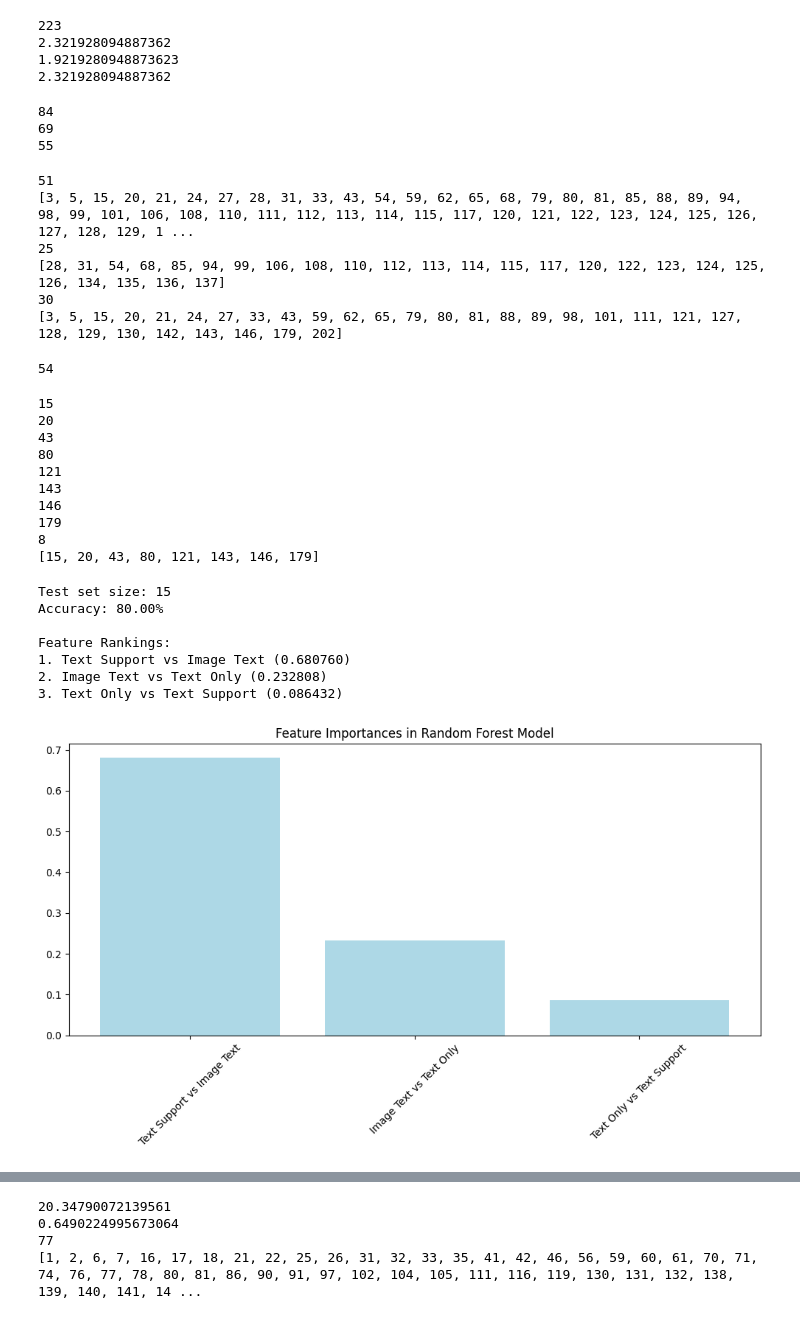
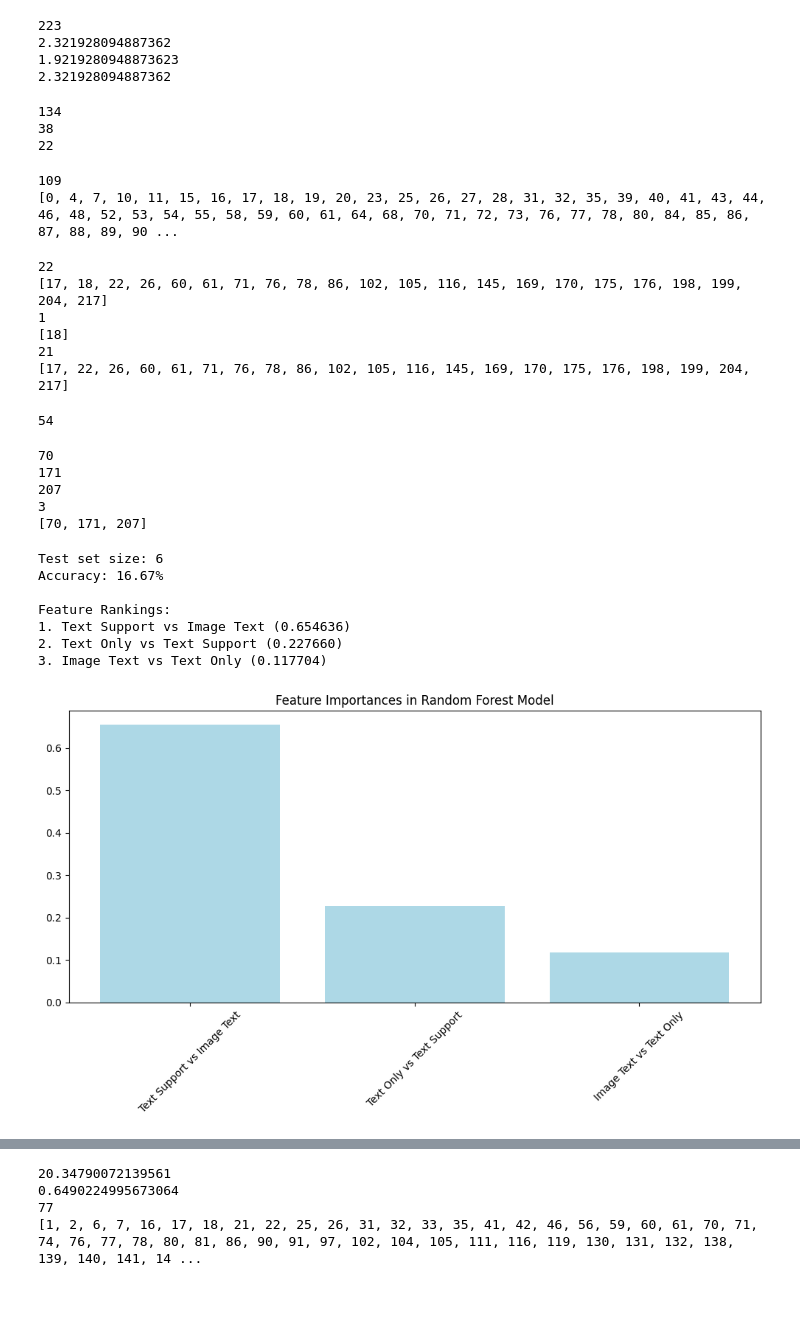
Before and after one commit to Oztobuzz/VL-Uncertainty-Decompose, a Jupyter notebook: notebooks/Uncertainty_comparision.ipynb, the cells around one changed output, grey strips where cells are left out. Cells and saved outputs as stored; diff of their text form; code cells hidden in the pictures.

```diff
--- a/notebooks/Uncertainty_comparision.ipynb
+++ b/notebooks/Uncertainty_comparision.ipynb
@@ -90,27 +85,35 @@ def check_answer_agreement(case_to_check, text_only, text_support, image_text):
             # print(f"image_text: {image_text[str(i)]['ans']}")
     return all_agree_case, disagree_case
 # %%
-setting = ["low", "low", "low"]
+# def compare_three_logs(text_only, text_support, image_text, setting: list):
+setting = ["high", "low", "low"]
 case_to_check = compare_three_logs(text_only, text_support, image_text, setting)
 all_agree_case, disagree_case = check_answer_agreement(case_to_check, text_only, text_support, image_text)
 # %% [output]
-84
-69
-55
+134
+38
+22
+# %%
+the_same = compare_two_logs(text_support, image_text)
+print(len(the_same))
+print(the_same)
+# %% [output]
+109
+[0, 4, 7, 10, 11, 15, 16, 17, 18, 19, 20, 23, 25, 26, 27, 28, 31, 32, 35, 39, 40, 41, 43, 44, 46, 48, 52, 53, 54, 55, 58, 59, 60, 61, 64, 68, 70, 71, 72, 73, 76, 77, 78, 80, 84, 85, 86, 87, 88, 89, 90 ...
 # %%
-print(len(case_to_check[:-4]))
-print(case_to_check[:-5])
+print(len(case_to_check))
+print(case_to_check)
 print(len(all_agree_case))
 print(all_agree_case)
 print(len(disagree_case))
 print(disagree_case)
 # %% [output]
-51
-[3, 5, 15, 20, 21, 24, 27, 28, 31, 33, 43, 54, 59, 62, 65, 68, 79, 80, 81, 85, 88, 89, 94, 98, 99, 101, 106, 108, 110, 111, 112, 113, 114, 115, 117, 120, 121, 122, 123, 124, 125, 126, 127, 128, 129, 1 ...
-25
-[28, 31, 54, 68, 85, 94, 99, 106, 108, 110, 112, 113, 114, 115, 117, 120, 122, 123, 124, 125, 126, 134, 135, 136, 137]
-30
-[3, 5, 15, 20, 21, 24, 27, 33, 43, 59, 62, 65, 79, 80, 81, 88, 89, 98, 101, 111, 121, 127, 128, 129, 130, 142, 143, 146, 179, 202]
+22
+[17, 18, 22, 26, 60, 61, 71, 76, 78, 86, 102, 105, 116, 145, 169, 170, 175, 176, 198, 199, 204, 217]
+1
+[18]
+21
+[17, 22, 26, 60, 61, 71, 76, 78, 86, 102, 105, 116, 145, 169, 170, 175, 176, 198, 199, 204, 217]
 # %%
 for i in all_agree_case:
     # print(i)
@@ -122,22 +125,18 @@ for i in all_agree_case:
 wrong_case = []
 for i in disagree_case:
     # print(i)
-    if(image_text[str(i)]['flag_ans_correct'] == True and text_support[str(i)]['ans'] != image_text[str(i)]['ans']):
+    # if(image_text[str(i)]['flag_ans_correct'] == True and text_support[str(i)]['ans'] != image_text[str(i)]['ans']):
+    if(image_text[str(i)]['flag_ans_correct'] == True) :
         print(i)
         wrong_case.append(i)
 print(len(wrong_case))
 print(wrong_case)
 # %% [output]
-15
-20
-43
-80
-121
-143
-146
-179
-8
-[15, 20, 43, 80, 121, 143, 146, 179]
+70
+171
+207
+3
+[70, 171, 207]
 # %%
 from sklearn.ensemble import RandomForestClassifier
 from sklearn.model_selection import train_test_split
@@ -149,10 +148,11 @@ import matplotlib.pyplot as plt
 data = []
 labels = []
 
+# for i in range(len(text_only)-30):
 for i in case_to_check[:-5]:
-    text_only_answer = text_only[str(i)]['ans']
-    text_support_answer = text_support[str(i)]['ans']
-    image_text_answer = image_text[str(i)]['ans']
+    text_only_answer = text_only[str(i)]['ans'].lower()
+    text_support_answer = text_support[str(i)]['ans'].lower()
+    image_text_answer = image_text[str(i)]['ans'].lower()
     image_text_correct = image_text[str(i)]['flag_ans_correct']
 
     # Check if there are differences between answers
@@ -203,39 +203,39 @@ plt.tight_layout()
 plt.show()
 
 # Example usage function with probability scores
 def predict_image_text_correctness(text_only_answer, text_support_answer, image_text_answer):
     text_only_val = 1 if text_only_answer != text_support_answer else 0
     text_support_val = 1 if text_support_answer != image_text_answer else 0
     image_text_val = 1 if image_text_answer != text_only_answer else 0
 
     # Get both prediction and probability
     prediction = clf.predict([[text_only_val, text_support_val, image_text_val]])
     prob = clf.predict_proba([[text_only_val, text_support_val, image_text_val]])
 
     result = 'Correct' if prediction[0] == 0 else 'Wrong'
     confidence = prob[0][0] if prediction[0] == 0 else prob[0][1]
 
     return {
         'prediction': result,
         'confidence': f'{confidence:.2%}',
         'feature_values': {
             'Text Only vs Text Support': text_only_val,
             'Text Support vs Image Text': text_support_val,
             'Image Text vs Text Only': image_text_val
         }
     }
 
 # Test the enhanced function
 # print(predict_image_text_correctness('1 or -5', '1 or -5', '1 or -5'))
 # %% [output]
-Test set size: 15
-Accuracy: 80.00%
+Test set size: 6
+Accuracy: 16.67%
 
 Feature Rankings:
-1. Text Support vs Image Text (0.680760)
-2. Image Text vs Text Only (0.232808)
-3. Text Only vs Text Support (0.086432)
+1. Text Support vs Image Text (0.654636)
+2. Text Only vs Text Support (0.227660)
+3. Image Text vs Text Only (0.117704)
-[figure, old version]
+[figure, new version]
 # %%
 from sklearn.ensemble import RandomForestClassifier
 from sklearn.model_selection import train_test_split
```
Also changed, not shown: parts of 2 cells of this notebook, 4 other files.
